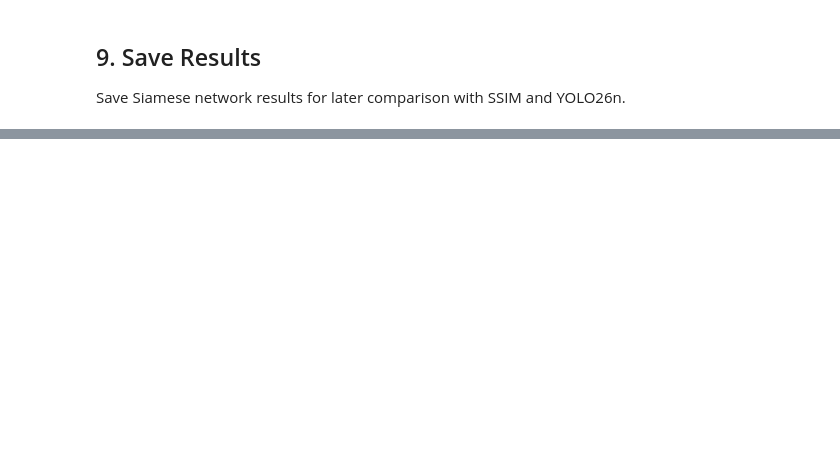
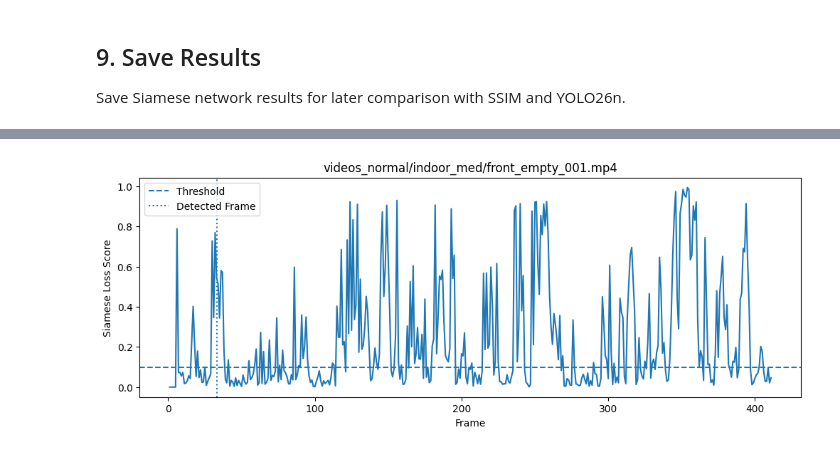
Before and after one commit to jialetoh/payload_loss_detection, a Jupyter notebook: notebooks/03_test_siamese.ipynb, the cells around one changed output, grey strips where cells are left out. Cells and saved outputs as stored; diff of their text form; code cells hidden in the pictures; blank space fills up the shorter version.

```diff
--- a/notebooks/03_test_siamese.ipynb
+++ b/notebooks/03_test_siamese.ipynb
@@ -182,0 +334,28 @@ print("Saved Siamese results.")
+# %%
+# Plot score timeline for one failed video
+
+row = failed_videos.iloc[0]
+video_path = resolve_test_video_path(row["filename"])
+
+method = SiameseMethod(threshold=0.1, consecutive_frames=3)
+result = method.predict_video(video_path)
+
+frames = list(range(1, len(result["scores"]) + 1))
+
+plt.figure(figsize=(12, 4))
+plt.plot(frames, result["scores"])
+plt.axhline(method.threshold, linestyle="--", label="Threshold")
+
+if row["is_loss_event"] == 1:
+    plt.axvline(row["loss_frame"], linestyle="--", label="Ground Truth Loss Frame")
+
+if result["detected_frame"] != -1:
+    plt.axvline(result["detected_frame"], linestyle=":", label="Detected Frame")
+
+plt.xlabel("Frame")
+plt.ylabel("Siamese Loss Score")
+plt.title(row["filename"])
+plt.legend()
+plt.show()
+# %% [output]
+[figure, added]
```
Also changed, not shown: parts of 14 cells of this notebook, 8 other files.
